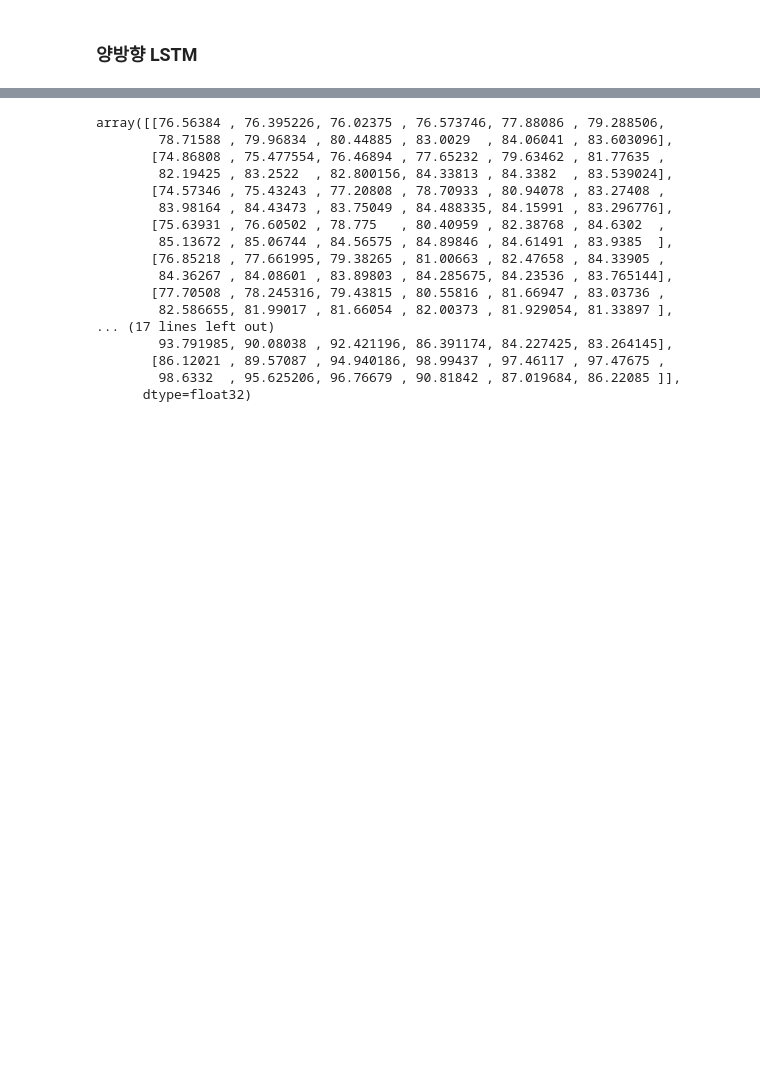
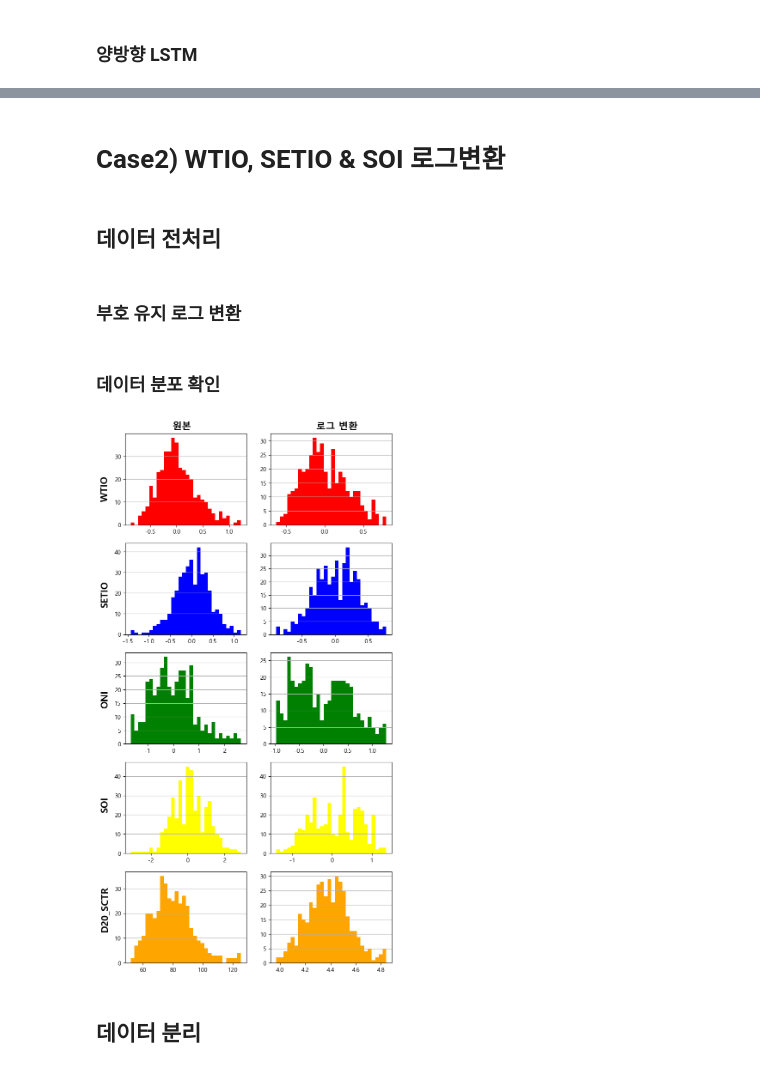
Before and after one commit to LeeShawnhun/sealab_contest, a Jupyter notebook: main.ipynb, the cells around one changed output, grey strips where cells are left out. Drawn from its saved outputs; the diff is of its cells as text; code cells hidden in the pictures; blank space fills up the shorter version.

```diff
--- a/main.ipynb
+++ b/main.ipynb
@@ -558,20 +494,41 @@ y_hat2 = model.predict(x_test_multi)
 # %%
-y_hat2 * case1_std[-1] + case1_mean[-1]
+Y_hat_case1_bi = Y_hat_case1_bi * case1_std[-1] + case1_mean[-1]
-# %% [output]
-array([[76.56384 , 76.395226, 76.02375 , 76.573746, 77.88086 , 79.288506,
-        78.71588 , 79.96834 , 80.44885 , 83.0029  , 84.06041 , 83.603096],
-       [74.86808 , 75.477554, 76.46894 , 77.65232 , 79.63462 , 81.77635 ,
-        82.19425 , 83.2522  , 82.800156, 84.33813 , 84.3382  , 83.539024],
-       [74.57346 , 75.43243 , 77.20808 , 78.70933 , 80.94078 , 83.27408 ,
-        83.98164 , 84.43473 , 83.75049 , 84.488335, 84.15991 , 83.296776],
-       [75.63931 , 76.60502 , 78.775   , 80.40959 , 82.38768 , 84.6302  ,
-        85.13672 , 85.06744 , 84.56575 , 84.89846 , 84.61491 , 83.9385  ],
-       [76.85218 , 77.661995, 79.38265 , 81.00663 , 82.47658 , 84.33905 ,
-        84.36267 , 84.08601 , 83.89803 , 84.285675, 84.23536 , 83.765144],
-       [77.70508 , 78.245316, 79.43815 , 80.55816 , 81.66947 , 83.03736 ,
-        82.586655, 81.99017 , 81.66054 , 82.00373 , 81.929054, 81.33897 ],
-... (17 lines left out)
-        93.791985, 90.08038 , 92.421196, 86.391174, 84.227425, 83.264145],
-       [86.12021 , 89.57087 , 94.940186, 98.99437 , 97.46117 , 97.47675 ,
-        98.6332  , 95.625206, 96.76679 , 90.81842 , 87.019684, 86.22085 ]],
-      dtype=float32)
+# %% [markdown]
+# Case2) WTIO, SETIO & SOI 로그변환
+# %% [markdown]
+## 데이터 전처리
+# %% [markdown]
+### 부호 유지 로그 변환
+# %%
+case2_df = data[['WTIO', 'SETIO', 'ONI', 'SOI', 'D20_SCTR']]
+case2_dts = case2_df.values
+
+case2_dts = np.sign(case2_dts) * np.log1p(np.abs(case2_dts))
+# %% [markdown]
+### 데이터 분포 확인
+# %%
+fig, ax = plt.subplots(5, 2, figsize=(8, 16))
+
+i = 0
+
+colors = ["red", "blue", "green", "yellow", "orange"]
+
+for column in case2_df.columns:
+
+    ax[i][0].hist(case2_df[column], bins=30, label=column, color=colors[i])
+    ax[i][0].grid(axis = "y")
+
+    ax[i][1].hist(case2_dts[:, i], bins=30, label=column, color=colors[i])
+    ax[i][1].grid(axis = "y")
+
+    i += 1
+
+for j, col_title in enumerate(['원본', '로그 변환']):
+    fig.text(0.29 + j * 0.45, 0.89, col_title, ha='center', va='center', fontsize=16, fontweight='bold')
+
+for i, label in enumerate(['WTIO', 'SETIO', 'ONI', 'SOI', 'D20_SCTR']):
+    fig.text(0.08, 0.8 - i * 0.153, label, va='center', ha='right', fontsize=16, rotation=90, fontweight='bold')
+# %% [output]
+[figure, added]
+# %% [markdown]
+## 데이터 분리
```
Also changed, not shown: parts of 46 cells of this notebook.
